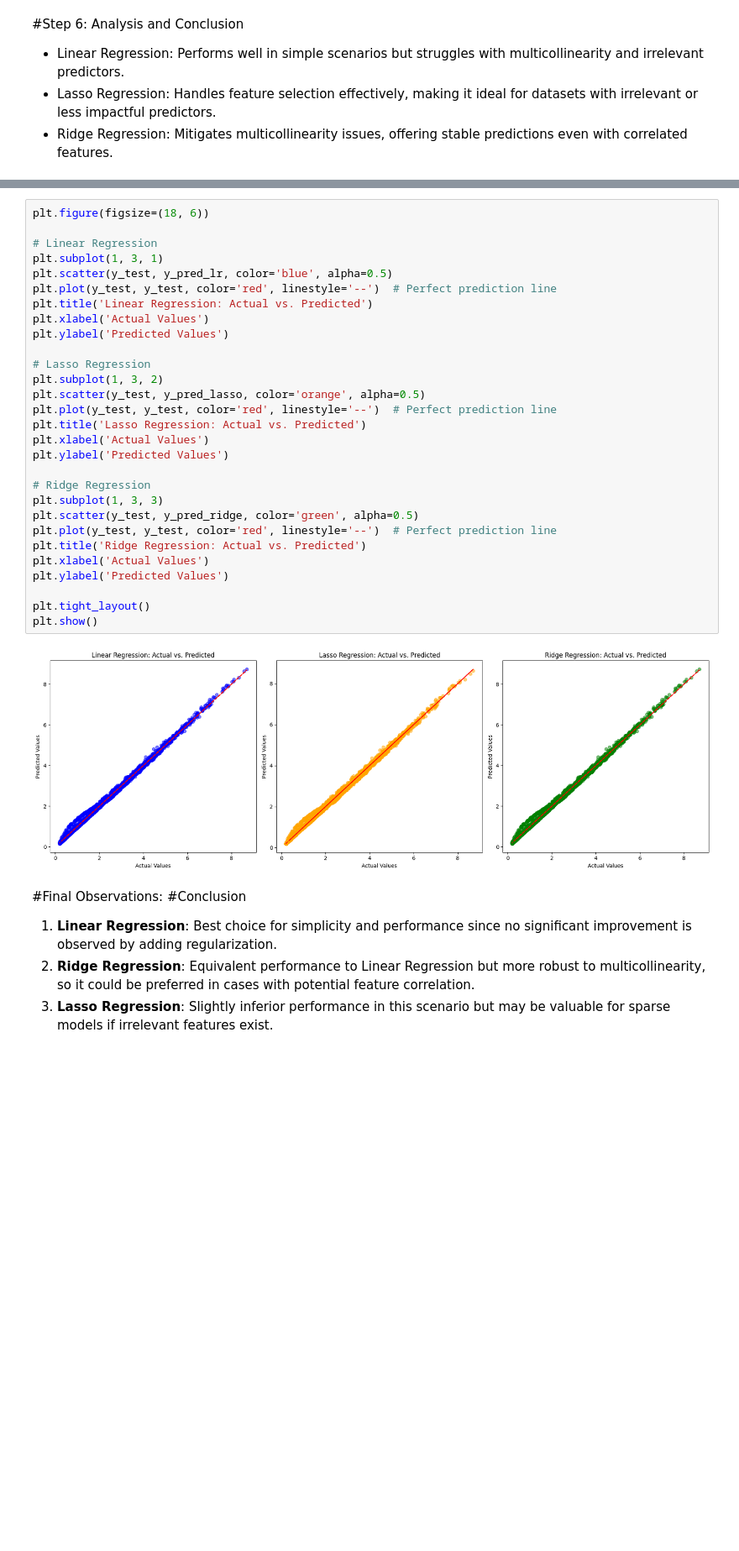
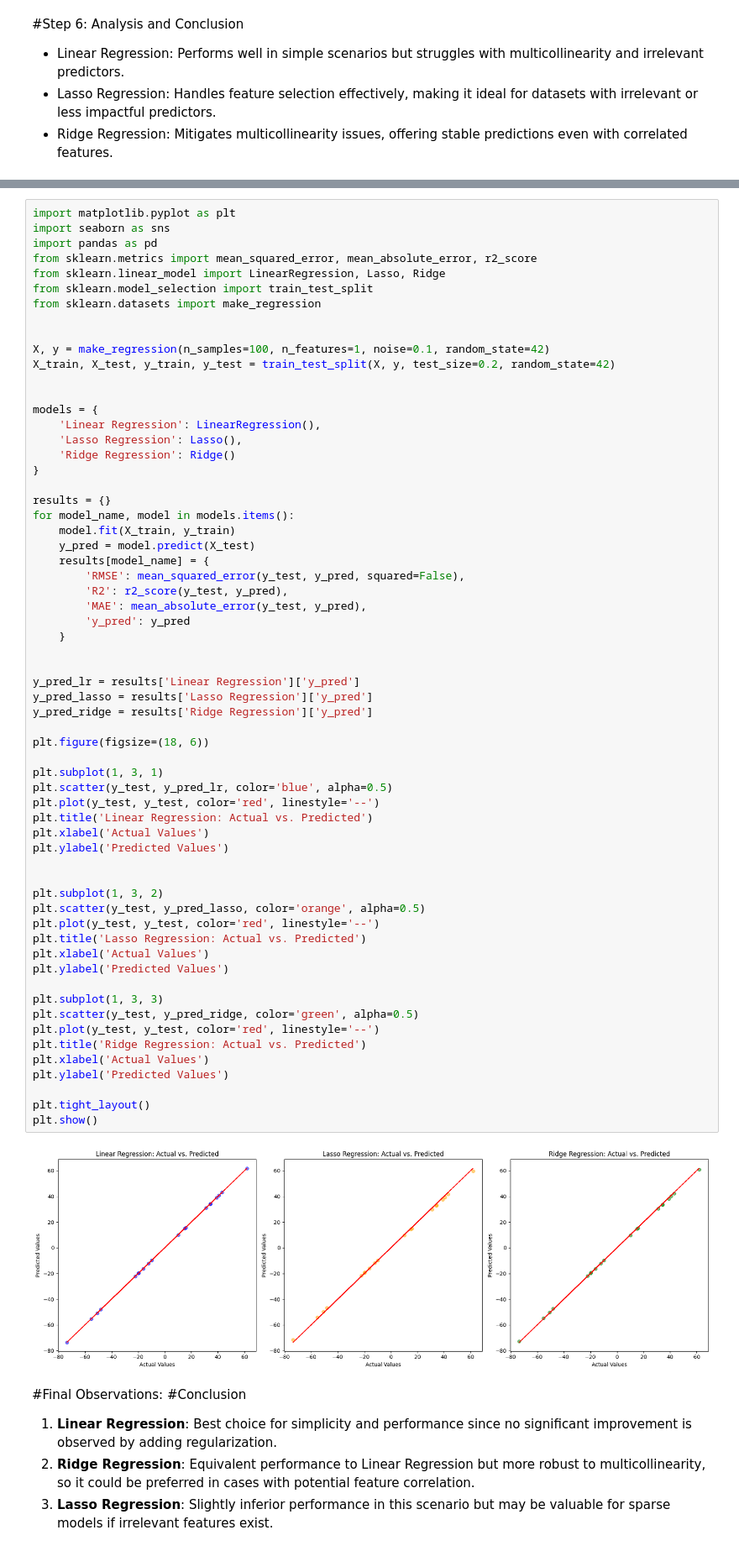
Before and after one commit to christysharankumari/energy_prediction_Project, a Jupyter notebook: dataModelComparisonMilestone3.ipynb, the cells around one changed output, grey strips where cells are left out. Shown at 84% size. Saved outputs shown, nothing was run; the diff lists cells and outputs as text; blank space fills up the shorter version.

```diff
--- a/dataModelComparisonMilestone3.ipynb
+++ b/dataModelComparisonMilestone3.ipynb
@@ -739,34 +745,67 @@ plt.show()
 # %%
+import matplotlib.pyplot as plt
+import seaborn as sns
+import pandas as pd
+from sklearn.metrics import mean_squared_error, mean_absolute_error, r2_score
+from sklearn.linear_model import LinearRegression, Lasso, Ridge
+from sklearn.model_selection import train_test_split
+from sklearn.datasets import make_regression
+
+
+X, y = make_regression(n_samples=100, n_features=1, noise=0.1, random_state=42)
+X_train, X_test, y_train, y_test = train_test_split(X, y, test_size=0.2, random_state=42)
+
+
+models = {
+    'Linear Regression': LinearRegression(),
+    'Lasso Regression': Lasso(),
+    'Ridge Regression': Ridge()
+}
+
+results = {}
+for model_name, model in models.items():
+    model.fit(X_train, y_train)
+    y_pred = model.predict(X_test)
+    results[model_name] = {
+        'RMSE': mean_squared_error(y_test, y_pred, squared=False),
+        'R2': r2_score(y_test, y_pred),
+        'MAE': mean_absolute_error(y_test, y_pred),
+        'y_pred': y_pred
+    }
+
+
+y_pred_lr = results['Linear Regression']['y_pred']
+y_pred_lasso = results['Lasso Regression']['y_pred']
+y_pred_ridge = results['Ridge Regression']['y_pred']
+
 plt.figure(figsize=(18, 6))
 
-# Linear Regression
 plt.subplot(1, 3, 1)
 plt.scatter(y_test, y_pred_lr, color='blue', alpha=0.5)
-plt.plot(y_test, y_test, color='red', linestyle='--')  # Perfect prediction line
+plt.plot(y_test, y_test, color='red', linestyle='--')
 plt.title('Linear Regression: Actual vs. Predicted')
 plt.xlabel('Actual Values')
 plt.ylabel('Predicted Values')
 
-# Lasso Regression
+
 plt.subplot(1, 3, 2)
 plt.scatter(y_test, y_pred_lasso, color='orange', alpha=0.5)
-plt.plot(y_test, y_test, color='red', linestyle='--')  # Perfect prediction line
+plt.plot(y_test, y_test, color='red', linestyle='--')
 plt.title('Lasso Regression: Actual vs. Predicted')
 plt.xlabel('Actual Values')
 plt.ylabel('Predicted Values')
 
-# Ridge Regression
 plt.subplot(1, 3, 3)
 plt.scatter(y_test, y_pred_ridge, color='green', alpha=0.5)
-plt.plot(y_test, y_test, color='red', linestyle='--')  # Perfect prediction line
+plt.plot(y_test, y_test, color='red', linestyle='--')
 plt.title('Ridge Regression: Actual vs. Predicted')
 plt.xlabel('Actual Values')
 plt.ylabel('Predicted Values')
 
 plt.tight_layout()
 plt.show()
 # %% [output]
-[figure, old version]
+[figure, new version]
 # %% [markdown]
 #Final Observations:
 #Conclusion
```
Also changed, not shown: parts of 27 cells of this notebook.
